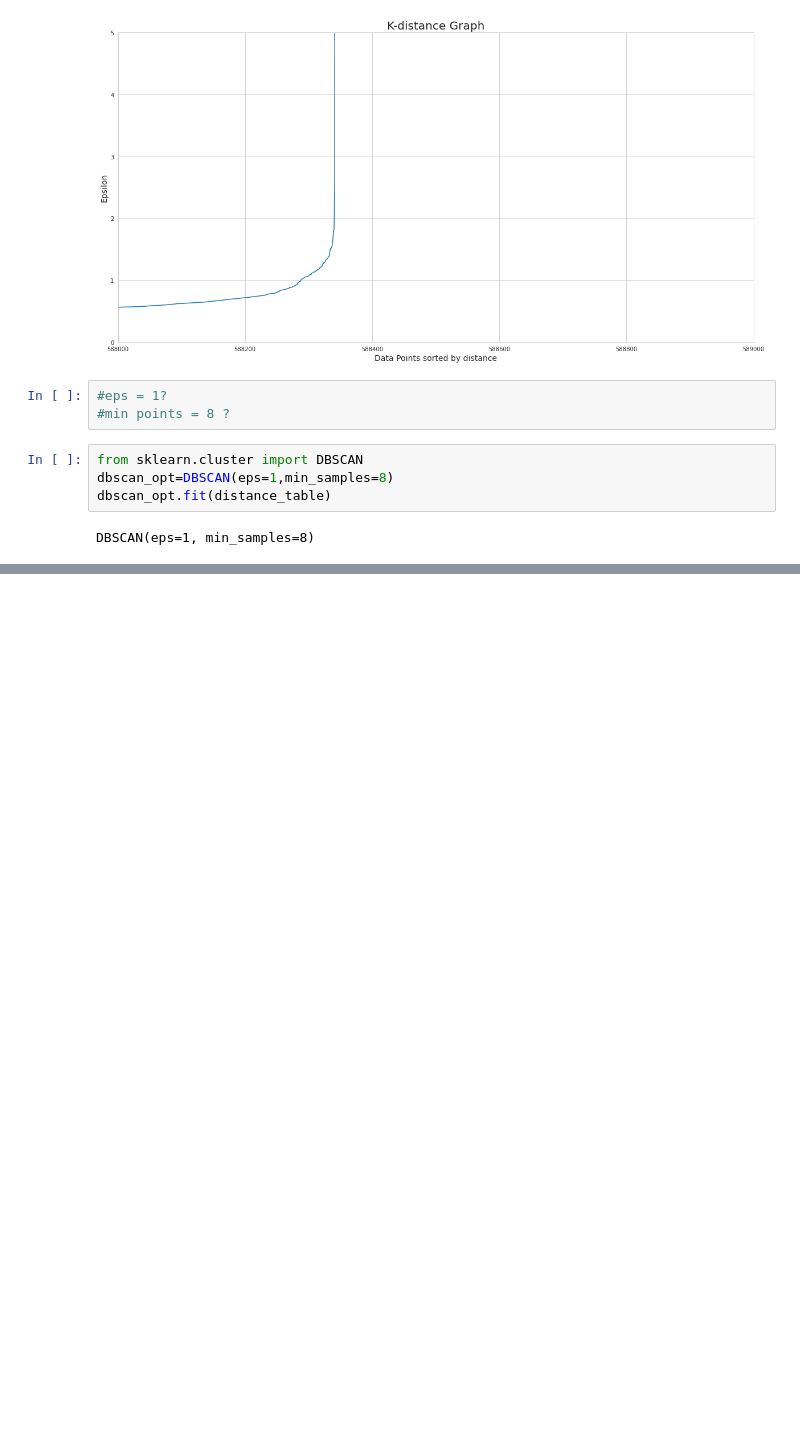
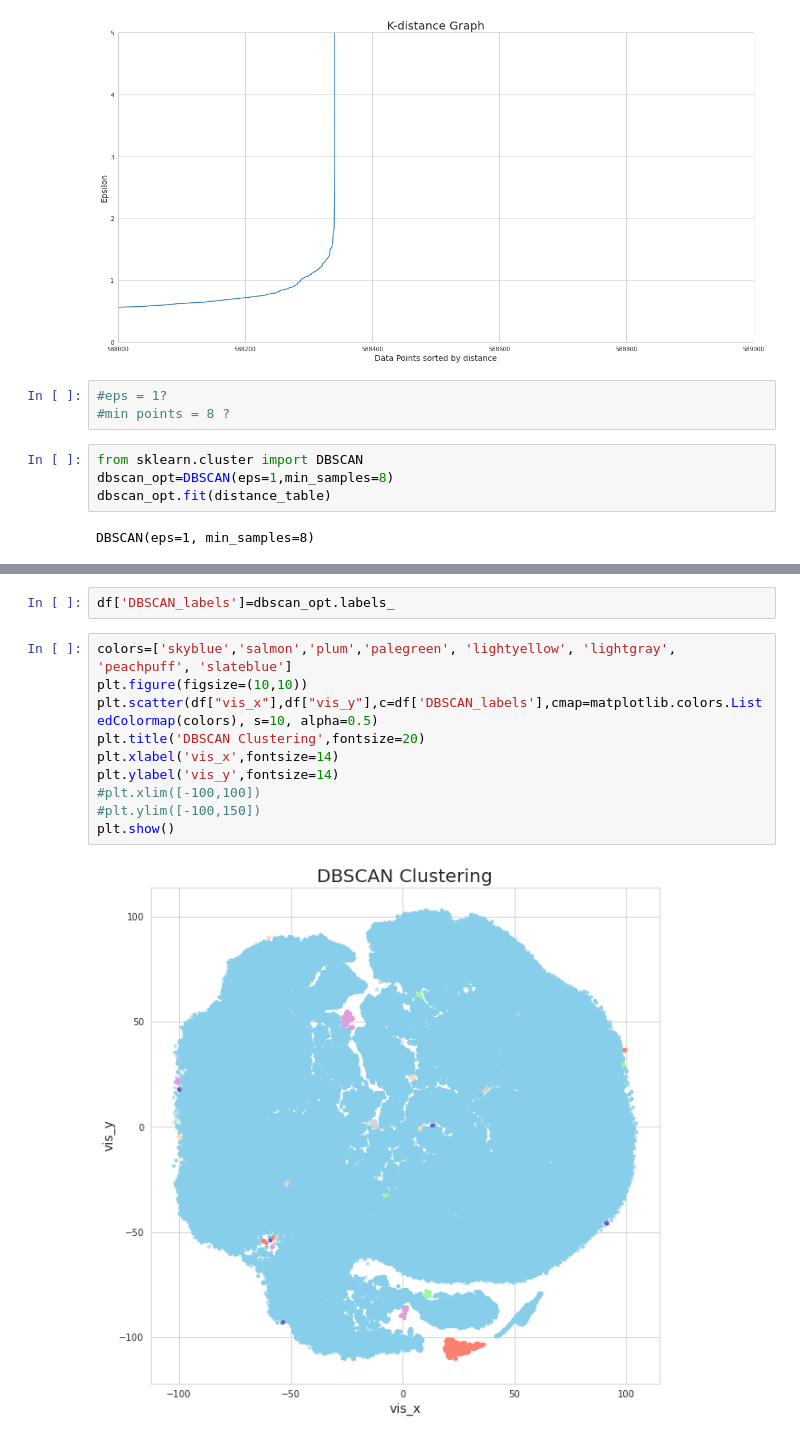
Before and after one commit to PravNJ/galah-test-nut, a Jupyter notebook: dbscan.ipynb, the cells around one changed output, grey strips where cells are left out. Drawn from its saved outputs; the diff is of its cells as text; blank space fills up the shorter version.

```diff
--- a/dbscan.ipynb
+++ b/dbscan.ipynb
@@ -82,0 +95,14 @@ plt.show()
+# %%
+df['DBSCAN_labels']=dbscan_opt.labels_
+# %%
+colors=['skyblue','salmon','plum','palegreen', 'lightyellow', 'lightgray', 'peachpuff', 'slateblue']
+plt.figure(figsize=(10,10))
+plt.scatter(df["vis_x"],df["vis_y"],c=df['DBSCAN_labels'],cmap=matplotlib.colors.ListedColormap(colors), s=10, alpha=0.5)
+plt.title('DBSCAN Clustering',fontsize=20)
+plt.xlabel('vis_x',fontsize=14)
+plt.ylabel('vis_y',fontsize=14)
+#plt.xlim([-100,100])
+#plt.ylim([-100,150])
+plt.show()
+# %% [output]
+[figure, added]
```
Also changed, not shown: parts of 11 cells of this notebook.
